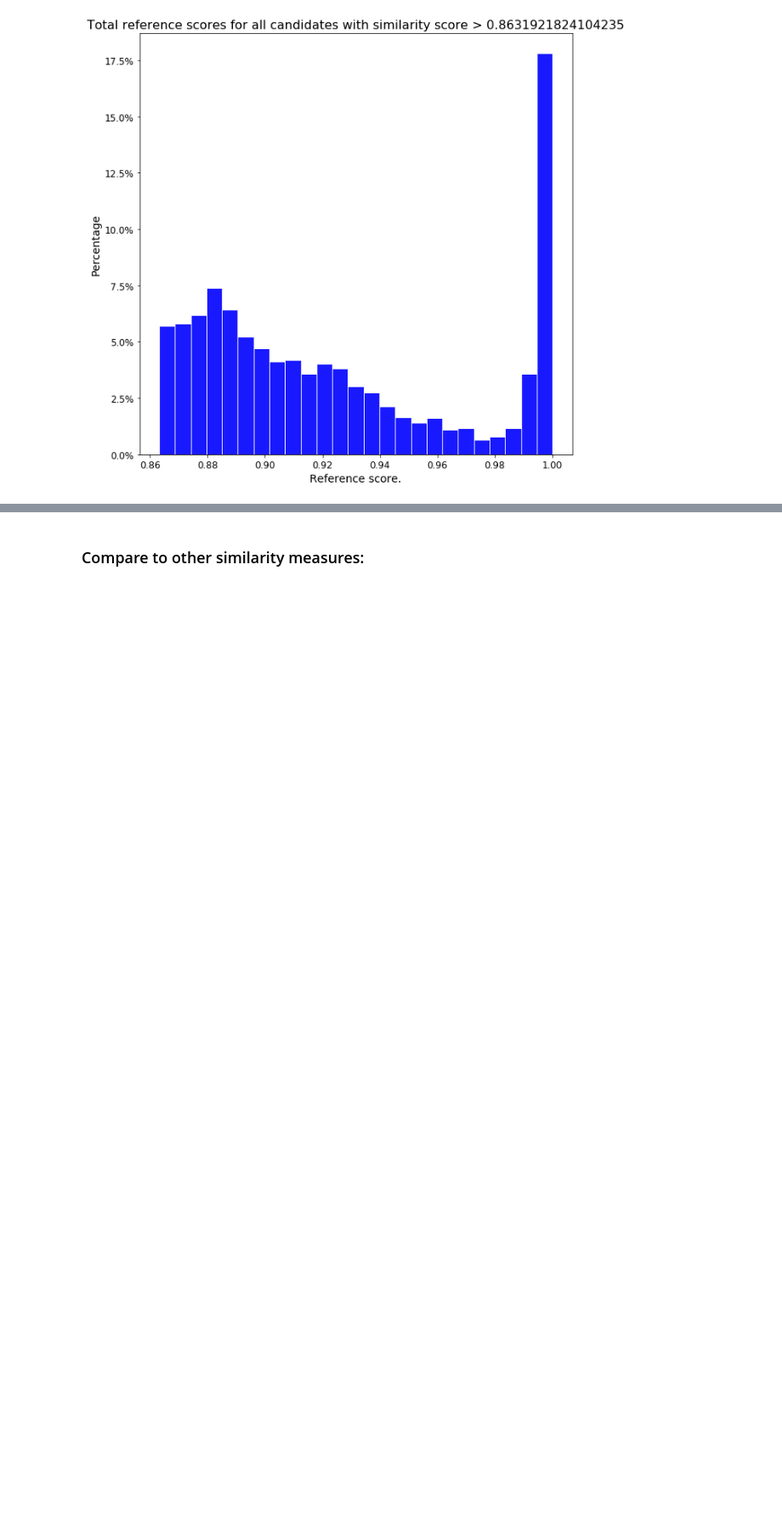
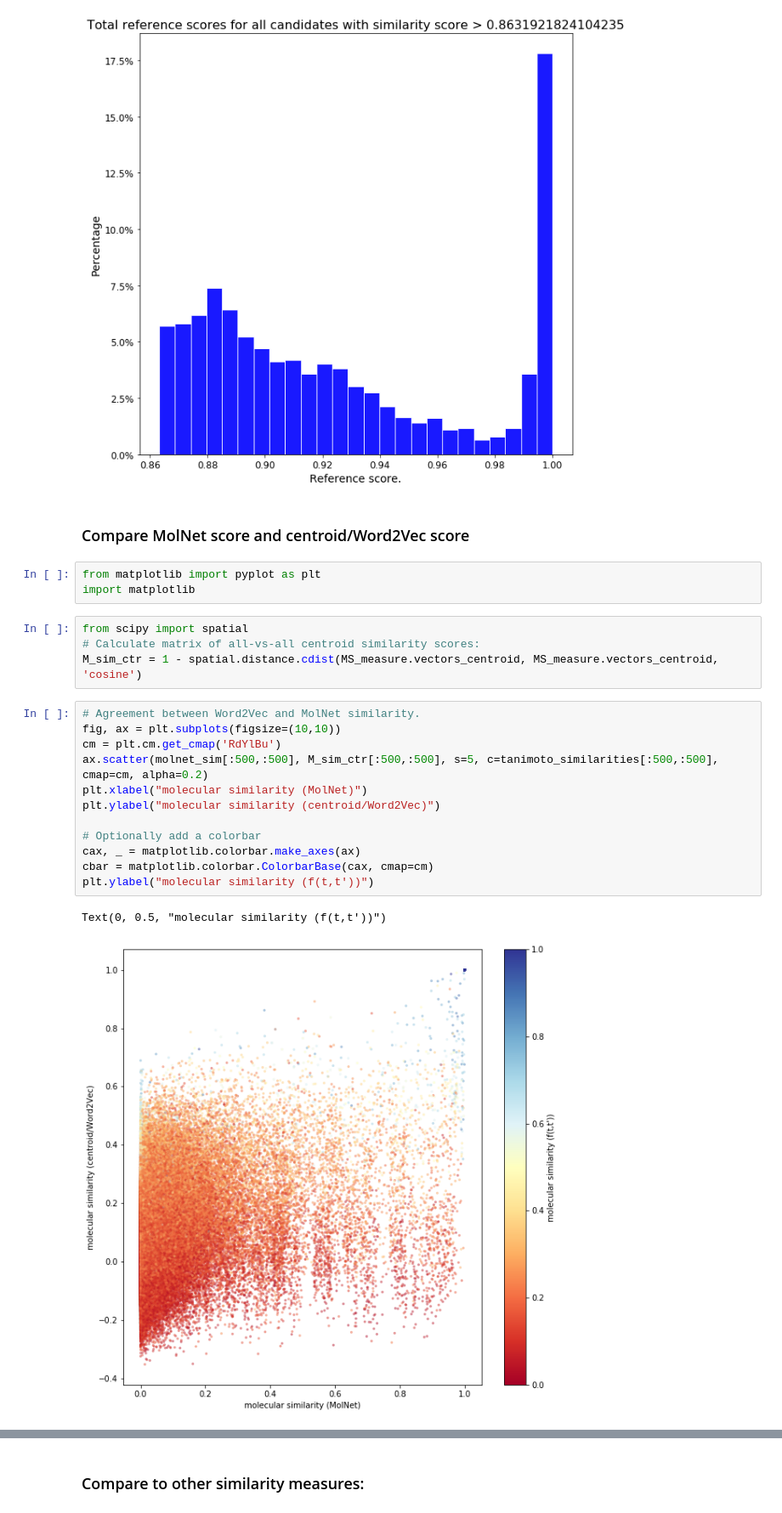
Before and after one commit to florian-huber/SeSiMe, a Jupyter notebook: notebooks/SeSiMe_MS_gnps_unique_smiles_benchmarking_measures.ipynb, the cells around one changed output, grey strips where cells are left out. Shown at 85% size. Cells and saved outputs as stored; diff of their text form; blank space fills up the shorter version.

Commit message:
Update notebook. Added Molnet vs. Word2Vec scatter plots.

```diff
--- a/notebooks/SeSiMe_MS_gnps_unique_smiles_benchmarking_measures.ipynb
+++ b/notebooks/SeSiMe_MS_gnps_unique_smiles_benchmarking_measures.ipynb
@@ -244,3 +250,27 @@ print("Percentage of highly similar molecules within selection: ", np.round(100*
 # %% [output]
 Set similarity threshold to:  0.8631921824104235
 [figure]
+# %% [markdown]
+### Compare MolNet score and centroid/Word2Vec score
+# %%
+from matplotlib import pyplot as plt
+import matplotlib
+# %%
+from scipy import spatial
+# Calculate matrix of all-vs-all centroid similarity scores:
+M_sim_ctr = 1 - spatial.distance.cdist(MS_measure.vectors_centroid, MS_measure.vectors_centroid, 'cosine')
+# %%
+# Agreement between Word2Vec and MolNet similarity.
+fig, ax = plt.subplots(figsize=(10,10))
+cm = plt.cm.get_cmap('RdYlBu')
+ax.scatter(molnet_sim[:500,:500], M_sim_ctr[:500,:500], s=5, c=tanimoto_similarities[:500,:500], cmap=cm, alpha=0.2)
+plt.xlabel("molecular similarity (MolNet)")
+plt.ylabel("molecular similarity (centroid/Word2Vec)")
+
+# Optionally add a colorbar
+cax, _ = matplotlib.colorbar.make_axes(ax)
+cbar = matplotlib.colorbar.ColorbarBase(cax, cmap=cm)
+plt.ylabel("molecular similarity (f(t,t'))")
+# %% [output]
+Text(0, 0.5, "molecular similarity (f(t,t'))")
+[figure, added]
```
Also changed, not shown: parts of 5 cells of this notebook.
